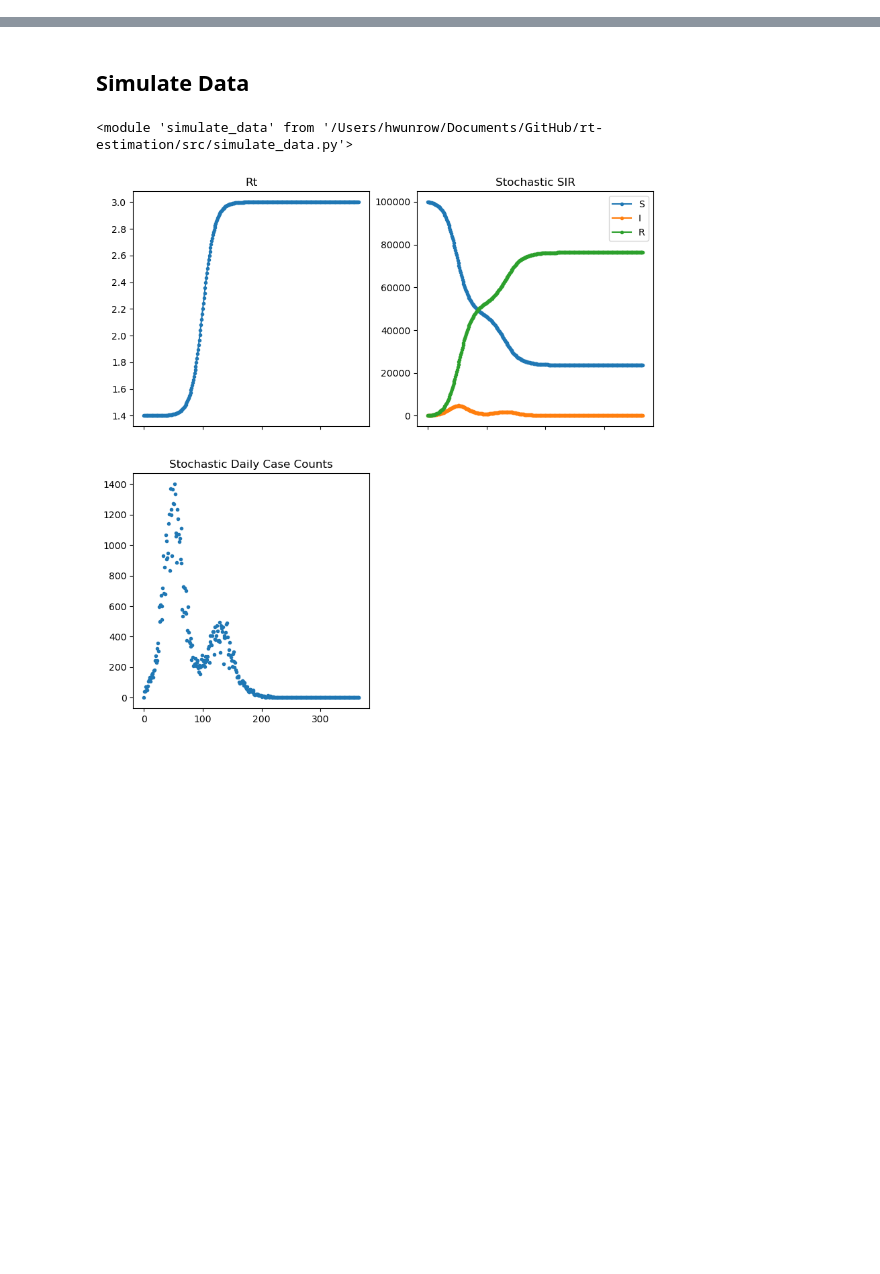
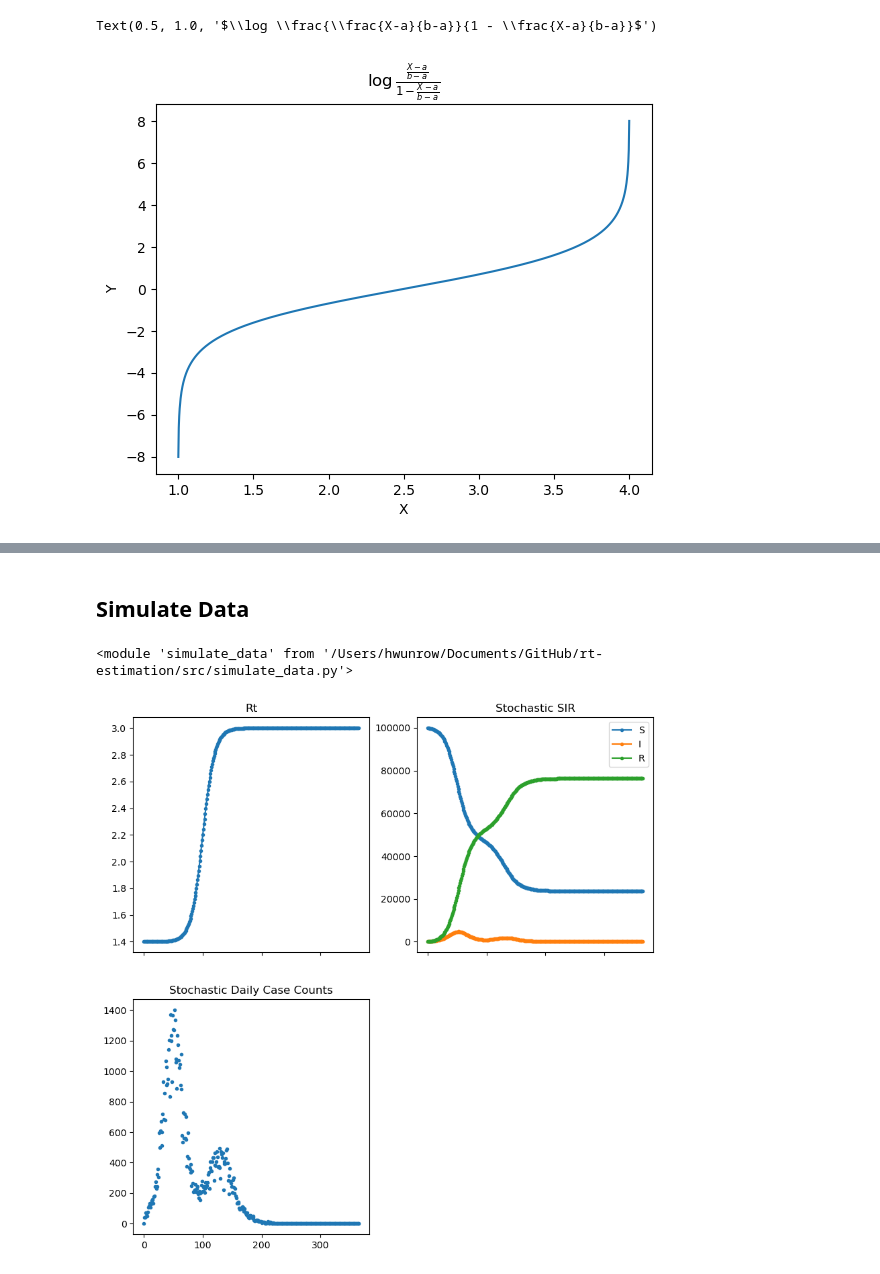
Before and after one commit to hwunrow/epykalman, a Jupyter notebook: src/metropolis_hastings.ipynb, the cells around one changed output, grey strips where cells are left out. Saved outputs shown, nothing was run; the diff lists cells and outputs as text; code cells hidden in the pictures; blank space fills up the shorter version.

```diff
--- a/src/metropolis_hastings.ipynb
+++ b/src/metropolis_hastings.ipynb
@@ -20,0 +30,9 @@ import os
+# %%
+x = np.linspace(1.001, 3.999, 1000)
+plt.plot(x, forward(x, 1., 4.))
+plt.xlabel('X')
+plt.ylabel('Y')
+plt.title(r'$\log \frac{\frac{X-a}{b-a}}{1 - \frac{X-a}{b-a}}$')
+# %% [output]
+Text(0.5, 1.0, '$\\log \\frac{\\frac{X-a}{b-a}}{1 - \\frac{X-a}{b-a}}$')
+[figure, added]
```
Also changed, not shown: parts of 52 cells of this notebook, 1 other file.
